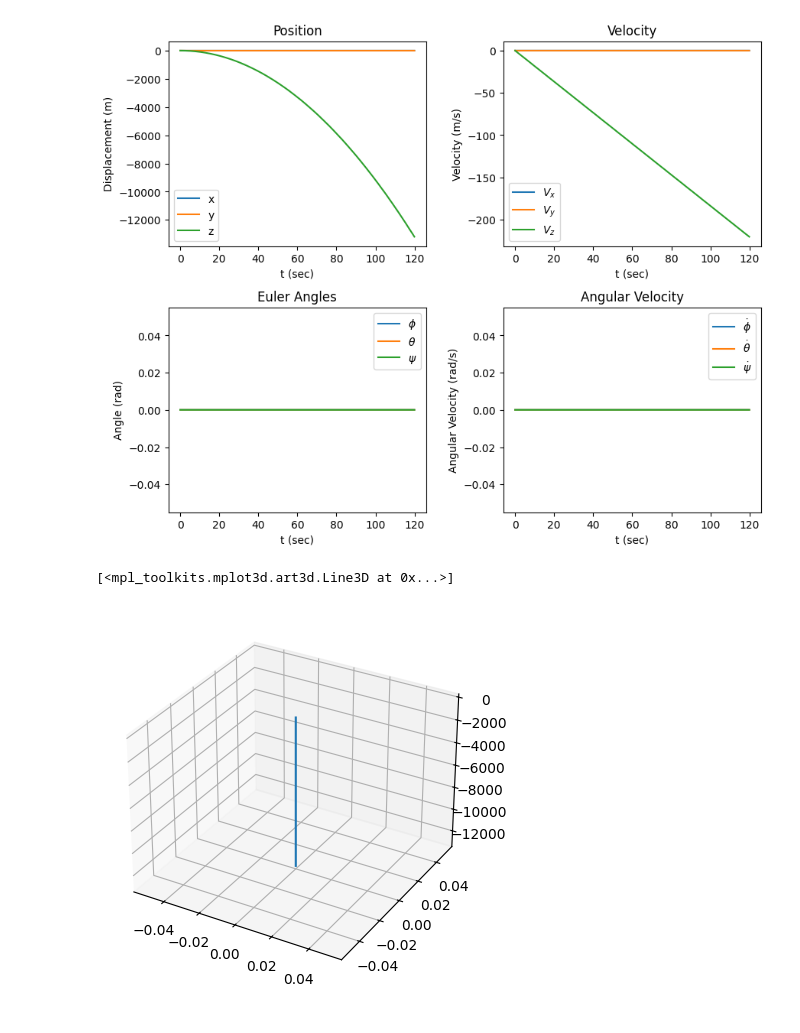
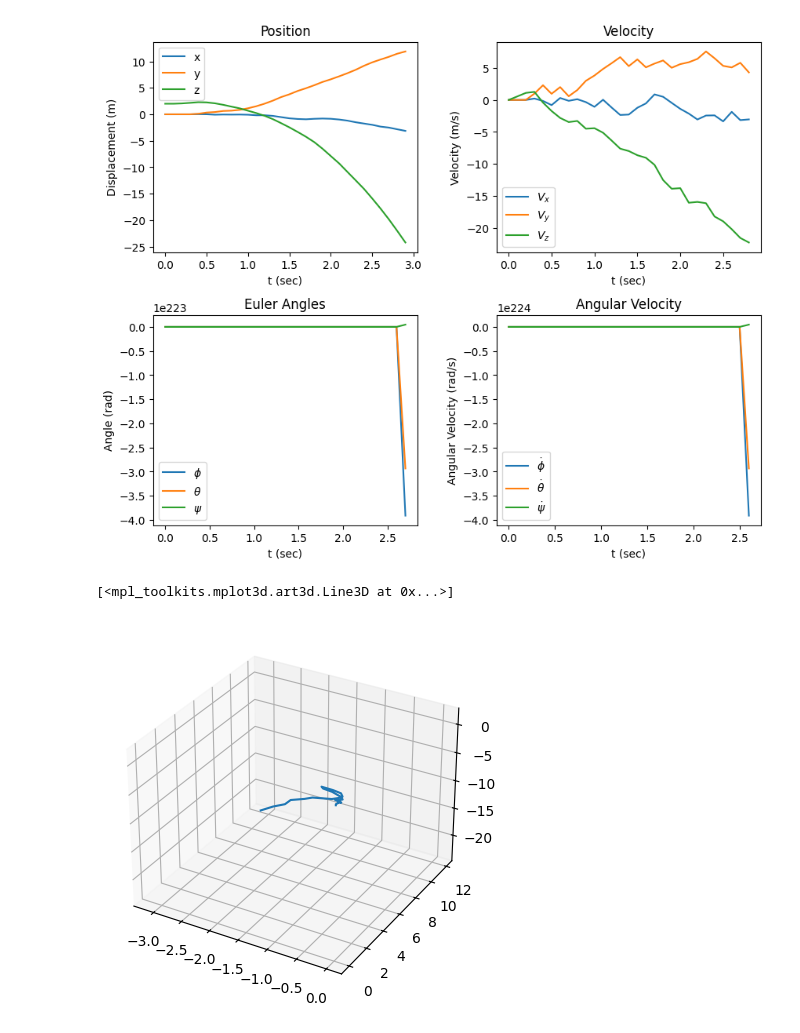
Before and after one commit to RayZhao42/Fall-2024-AE352-Drone-Project, a Jupyter notebook: Project Code.ipynb, the cells around one changed output. Drawn from its saved outputs; the diff is of its cells as text; code cells hidden in the pictures.

```diff
--- a/Project Code.ipynb
+++ b/Project Code.ipynb
@@ -53,10 +53,12 @@ def get_torque(speeds, k, l, b):
 
 def get_alpha(speeds, k, l, b, I, omega, angle):
     Ixx, Iyy, Izz = I
+    torque = get_torque(speeds,  k, l, b)
+
     # W, dWdt, W_inv = get_angular_transformation(angle, omega)
     # eta = W @ omega
     omegax, omegay, omegaz = omega
-    alpha = np.array([((Iyy - Izz)*omegay*omegaz) / Ixx, ((Izz - Ixx)*omegax*omegaz) / Iyy, ((Ixx - Iyy)*omegax*omegay) / Izz])
+    alpha = np.array([(torque[0] - (Iyy - Izz)*omegay*omegaz) / Ixx, (torque[1] - (Izz - Ixx)*omegax*omegaz) / Iyy, (torque[2] - (Ixx - Iyy)*omegax*omegay) / Izz])
     return alpha
 
 def speed_function(t):
@@ -65,7 +67,7 @@ def speed_function(t):
     # return np.array([omega, -omega, omega, -omega])
 
     # varying speed
-    return omega * np.array([.5, -1, 1, -1])
+    return omega * np.array([0.5, -2, 1, -1])
 # %%
 m = 0.139 # kg
 g = -9.8 #m/s^2
@@ -73,7 +75,7 @@ Ixx = 0.00101954 #Rotational inertia about the X axis
 Iyy = 0.000998 #Rotational inertia about the Y axis
 Izz = 0.002 #Rotational inertia about the Z axis
 k = 5.7696182373812049285635958944478e-8 #Thrust Coefficient
-b = 0.1 #Torque Coeffiecient
+b = 1e-10 #Torque Coeffiecient
 l = np.sqrt(50) / 100 #arm length
 
 I = np.array([Ixx, Iyy, Izz]) #rotational inertia matrix
@@ -94,7 +96,7 @@ for i in range(1, N):
 
     a = get_F(speeds, k, g, m, angle_range[i-1]) / m
     alpha = get_alpha(speeds, k, l, b, I, omega_range[i-1], angle_range[i-1])
-
+    # print(alpha)
     r_range[i] = r_range[i-1] + dt * v_range[i-1]
     v_range[i] = v_range[i-1] + dt * a
     angle_range[i] = angle_range[i-1] + dt * omega_range[i-1]
@@ -114,32 +116,32 @@ ax[0,0].legend()
 ax[0,1].plot(t_range, v_range[:,0], label=r"$V_x$")
 ax[0,1].plot(t_range, v_range[:,1], label=r"$V_y$")
 ax[0,1].plot(t_range, v_range[:,2], label=r"$V_z$")
 ax[0,1].set_xlabel("t (sec)")
 ax[0,1].set_ylabel("Velocity (m/s)")
 ax[0,1].set_title("Velocity")
 ax[0,1].legend()
 
 ax[1,0].plot(t_range, angle_range[:,0], label=r"$\phi$")
 ax[1,0].plot(t_range, angle_range[:,1], label=r"$\theta$")
 ax[1,0].plot(t_range, angle_range[:,2], label=r"$\psi$")
 ax[1,0].set_xlabel("t (sec)")
 ax[1,0].set_ylabel("Angle (rad)")
 ax[1,0].set_title("Euler Angles")
 ax[1,0].legend()
 
 ax[1,1].plot(t_range, omega_range[:,0], label=r"$\dot \phi$")
 ax[1,1].plot(t_range, omega_range[:,1], label=r"$\dot \theta$")
 ax[1,1].plot(t_range, omega_range[:,2], label=r"$\dot \psi$")
 ax[1,1].set_xlabel("t (sec)")
 ax[1,1].set_ylabel("Angular Velocity (rad/s)")
 ax[1,1].set_title("Angular Velocity")
 ax[1,1].legend()
 plt.show()
 
 fig = plt.figure()
 ax = fig.add_subplot(111, projection='3d')
 ax.plot(r_range[:,0], r_range[:,1], r_range[:,2])
 # %% [output]
-[figure, old version]
+[figure, new version]
 [<mpl_toolkits.mplot3d.art3d.Line3D at 0x...>]
-[figure, old version]
+[figure, new version]
```
